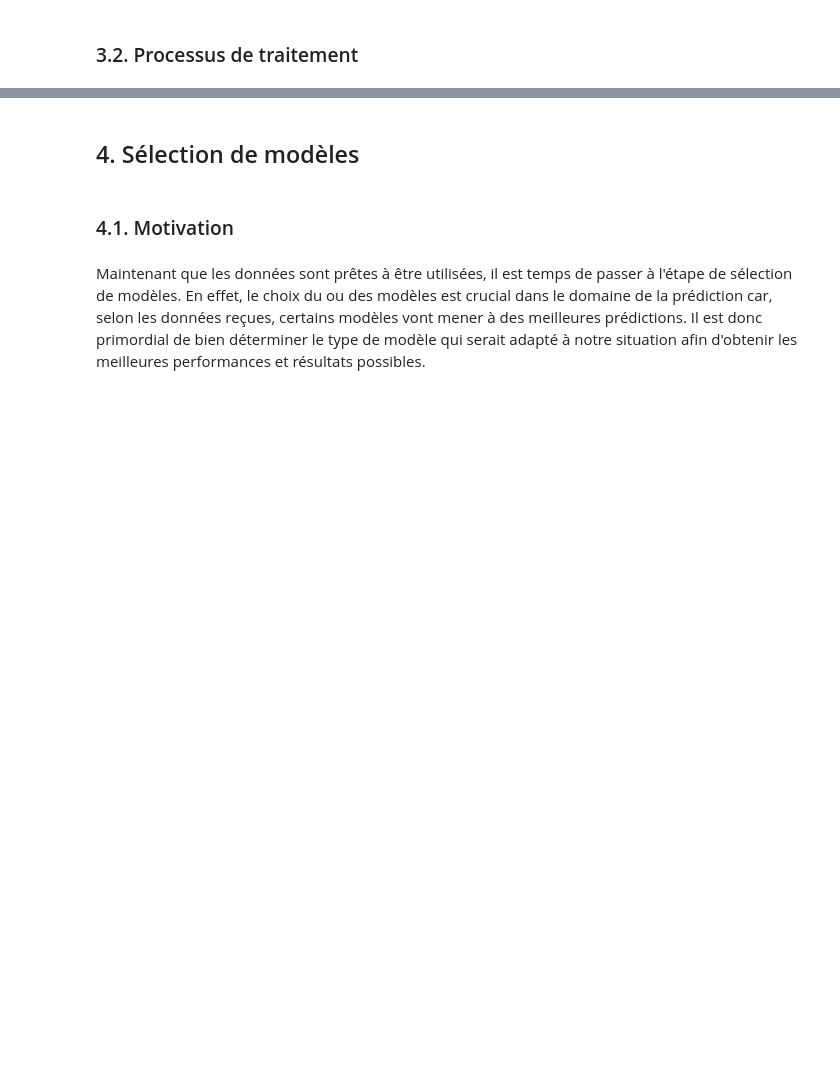
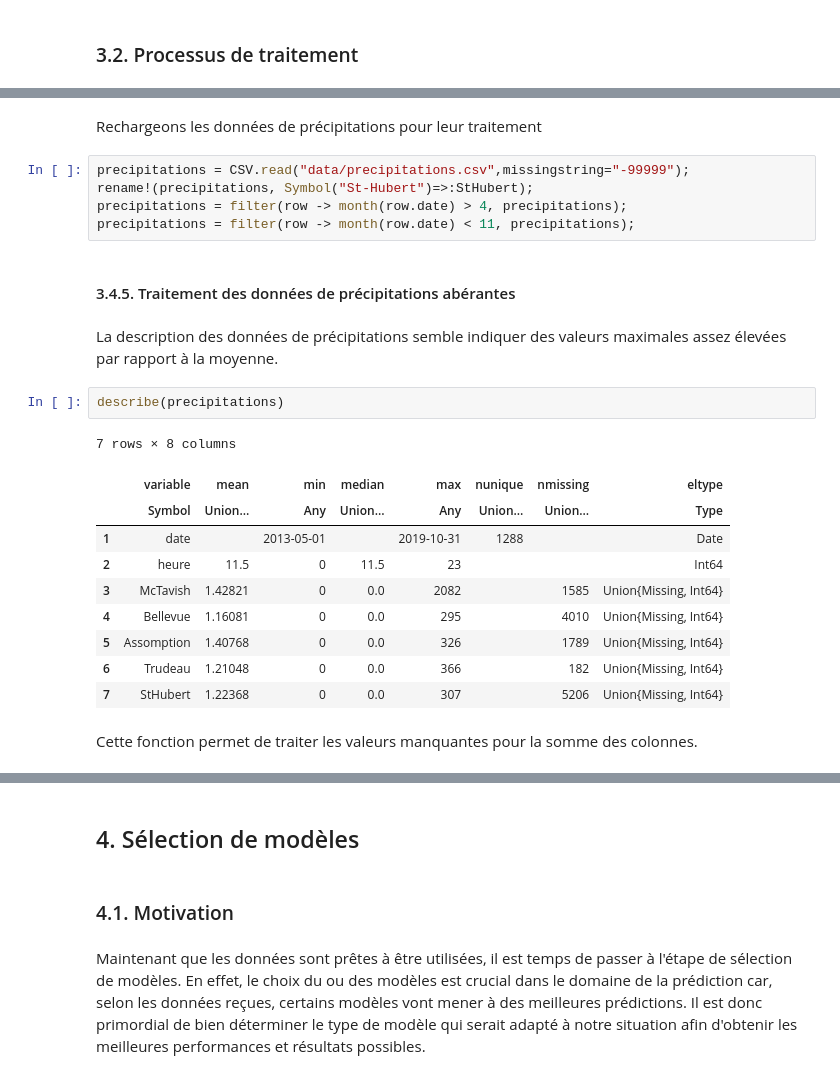
Before and after one commit to JeyzerMC/MTH3302-Project, a Jupyter notebook: rp_v2.ipynb, the cells around one changed output, grey strips where cells are left out. Saved outputs shown, nothing was run; the diff lists cells and outputs as text; blank space fills up the shorter version.

Commit message:
MC: Traitement des données avancement

```diff
--- a/rp_v2.ipynb
+++ b/rp_v2.ipynb
@@ -665,0 +759,27 @@ Cette étape a ainsi constitué la partie la plus longue et fastidieuse de notre
+# %% [markdown]
+Rechargeons les données de précipitations pour leur traitement
+# %%
+precipitations = CSV.read("data/precipitations.csv",missingstring="-99999");
+rename!(precipitations, Symbol("St-Hubert")=>:StHubert);
+precipitations = filter(row -> month(row.date) > 4, precipitations);
+precipitations = filter(row -> month(row.date) < 11, precipitations);
+# %% [markdown]
+<a id="3.4.5."></a>
+#### 3.4.5. Traitement des données de précipitations abérantes
+# %% [markdown]
+La description des données de précipitations semble indiquer des valeurs maximales assez élevées par rapport à la moyenne.
+# %%
+describe(precipitations)
+# %% [output]
+7 rows × 8 columns
+|  | variable | mean | min | median | max | nunique | nmissing | eltype |
+|  | Symbol | Union… | Any | Union… | Any | Union… | Union… | Type |
+| 1 | date |  | 2013-05-01 |  | 2019-10-31 | 1288 |  | Date |
+| 2 | heure | 11.5 | 0 | 11.5 | 23 |  |  | Int64 |
+| 3 | McTavish | 1.42821 | 0 | 0.0 | 2082 |  | 1585 | Union{Missing, Int64} |
+| 4 | Bellevue | 1.16081 | 0 | 0.0 | 295 |  | 4010 | Union{Missing, Int64} |
+| 5 | Assomption | 1.40768 | 0 | 0.0 | 326 |  | 1789 | Union{Missing, Int64} |
+| 6 | Trudeau | 1.21048 | 0 | 0.0 | 366 |  | 182 | Union{Missing, Int64} |
+| 7 | StHubert | 1.22368 | 0 | 0.0 | 307 |  | 5206 | Union{Missing, Int64} |
+# %% [markdown]
+Cette fonction permet de traiter les valeurs manquantes pour la somme des colonnes.
```
Also changed, not shown: parts of 65 cells of this notebook.
